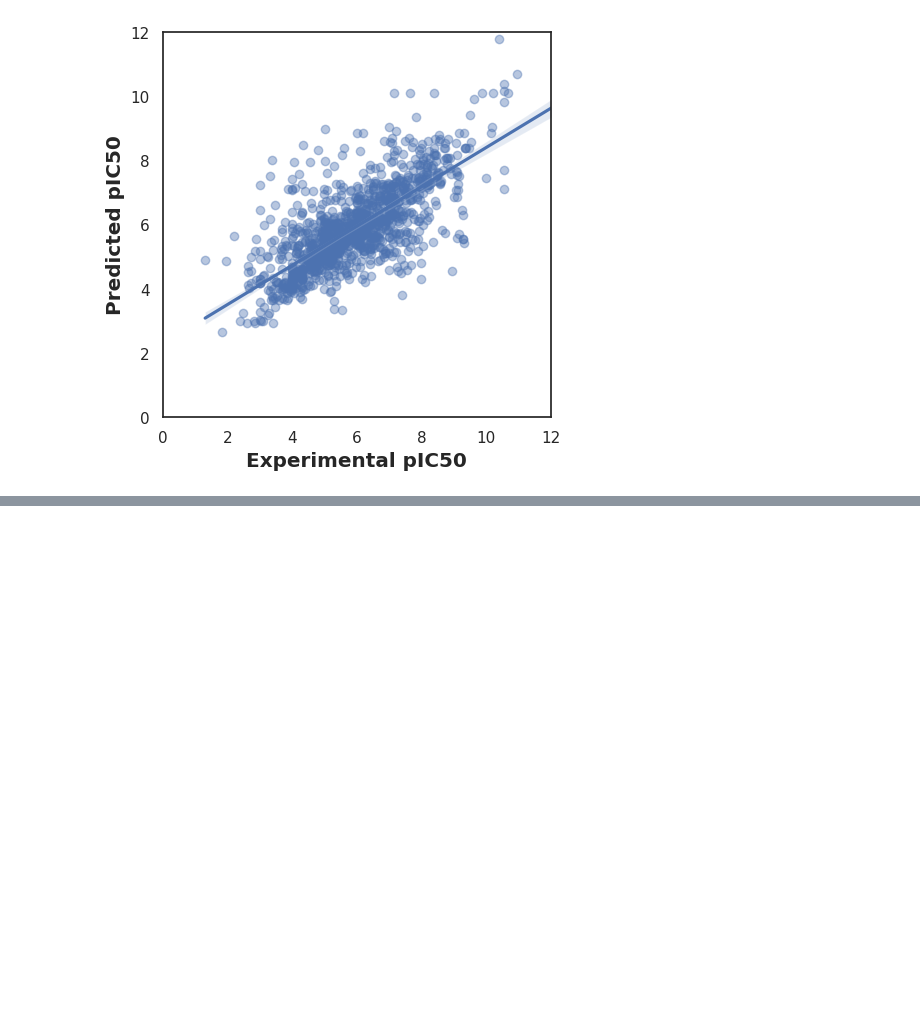
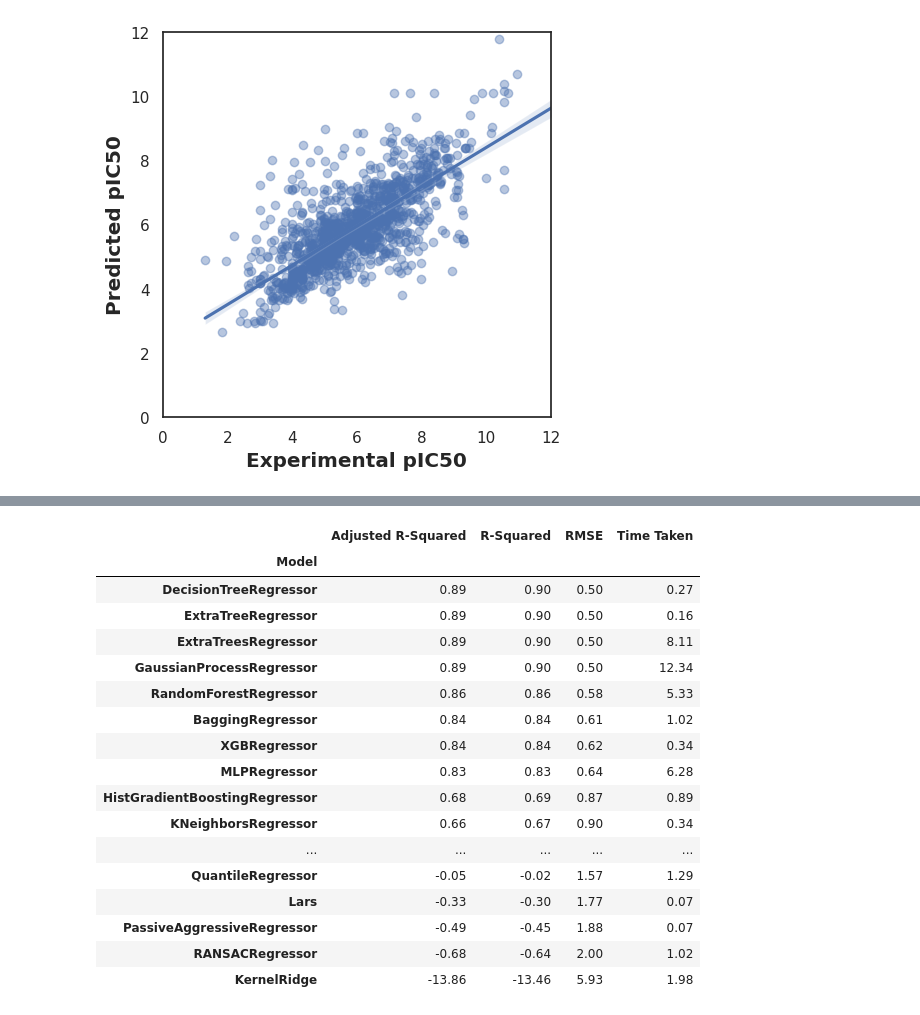
Before and after one commit to IrfanShaik35/Data-Analysis-Projects, a Jupyter notebook: Drug Discovery/4. model_building_and_algorithm_comparison.ipynb, the cells around one changed output, grey strips where cells are left out. Drawn from its saved outputs; the diff is of its cells as text; code cells hidden in the pictures; blank space fills up the shorter version.

```diff
--- a/Drug Discovery/4. model_building_and_algorithm_comparison.ipynb
+++ b/Drug Discovery/4. model_building_and_algorithm_comparison.ipynb
@@ -128,0 +177,22 @@ plt.show()
+# %%
+# Performance table of the training set (80% subset)
+predictions_train
+# %% [output]
+|  | Adjusted R-Squared | R-Squared | RMSE | Time Taken |
+| Model |  |  |  |  |
+| DecisionTreeRegressor | 0.89 | 0.90 | 0.50 | 0.27 |
+| ExtraTreeRegressor | 0.89 | 0.90 | 0.50 | 0.16 |
+| ExtraTreesRegressor | 0.89 | 0.90 | 0.50 | 8.11 |
+| GaussianProcessRegressor | 0.89 | 0.90 | 0.50 | 12.34 |
+| RandomForestRegressor | 0.86 | 0.86 | 0.58 | 5.33 |
+| BaggingRegressor | 0.84 | 0.84 | 0.61 | 1.02 |
+| XGBRegressor | 0.84 | 0.84 | 0.62 | 0.34 |
+| MLPRegressor | 0.83 | 0.83 | 0.64 | 6.28 |
+| HistGradientBoostingRegressor | 0.68 | 0.69 | 0.87 | 0.89 |
+| KNeighborsRegressor | 0.66 | 0.67 | 0.90 | 0.34 |
+| ... | ... | ... | ... | ... |
+| QuantileRegressor | -0.05 | -0.02 | 1.57 | 1.29 |
+| Lars | -0.33 | -0.30 | 1.77 | 0.07 |
+| PassiveAggressiveRegressor | -0.49 | -0.45 | 1.88 | 0.07 |
+| RANSACRegressor | -0.68 | -0.64 | 2.00 | 1.02 |
+| KernelRidge | -13.86 | -13.46 | 5.93 | 1.98 |
```
Also changed, not shown: parts of 12 cells of this notebook.
